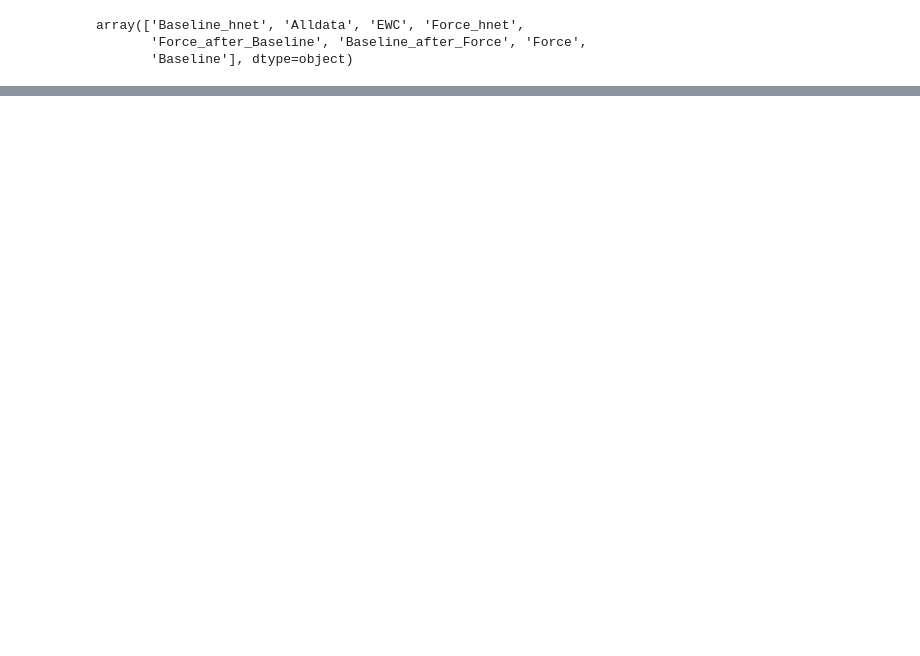
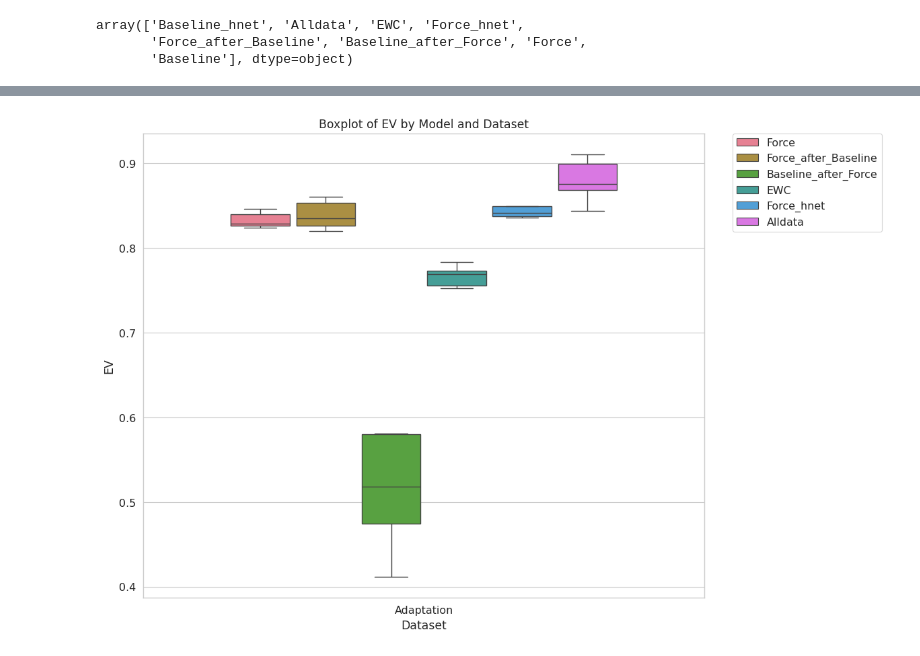
Before and after one commit to nereaiscamu/CL_UpperLimb_Control, a Jupyter notebook: Task1_Analysis.ipynb, the cells around one changed output, grey strips where cells are left out. Cells and saved outputs as stored; diff of their text form; code cells hidden in the pictures; blank space fills up the shorter version.

```diff
--- a/Task1_Analysis.ipynb
+++ b/Task1_Analysis.ipynb
@@ -220,0 +270,36 @@ plt.show()
+# %%
+import seaborn as sns
+import matplotlib.pyplot as plt
+
+# Define the order of hue categories based on the order of models
+hue_order = [ 'Force','Force_after_Baseline',
+             'Baseline_after_Force','EWC',
+             'Force_hnet', 'Alldata']  # Add other model names in the desired order
+
+
+# Define a custom color palette for better differentiation
+custom_palette = sns.color_palette("husl", len(hue_order))
+
+# Set style and context for better aesthetics
+sns.set(style="whitegrid")
+sns.set_context("paper", font_scale=1.3)
+
+# Create the boxplot
+fig = plt.figure(figsize=(12, 8))  # Adjust the figure size as needed
+sns.boxplot(x='Dataset', y='EV', hue = 'Model', data=results_df_adaptation, hue_order = hue_order, palette=custom_palette, dodge=0.8, width=0.7)
+
+# Adjust legend position
+plt.legend(bbox_to_anchor=(1.05, 1), loc=2, borderaxespad=0.)
+
+# Add a title and labels
+plt.title('Boxplot of EV by Model and Dataset')
+#plt.xlabel('Model')
+plt.ylabel('EV')
+
+# Show plot
+plt.tight_layout()
+adjust_box_widths(fig, 0.9)
+
+plt.show()
+# %% [output]
+[figure, added]
```
Also changed, not shown: parts of 5 cells of this notebook, 55 other files.
